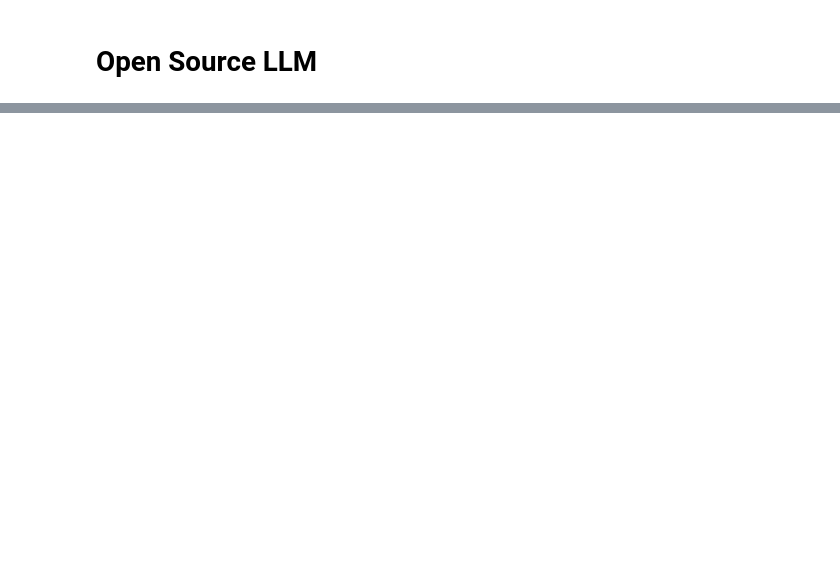
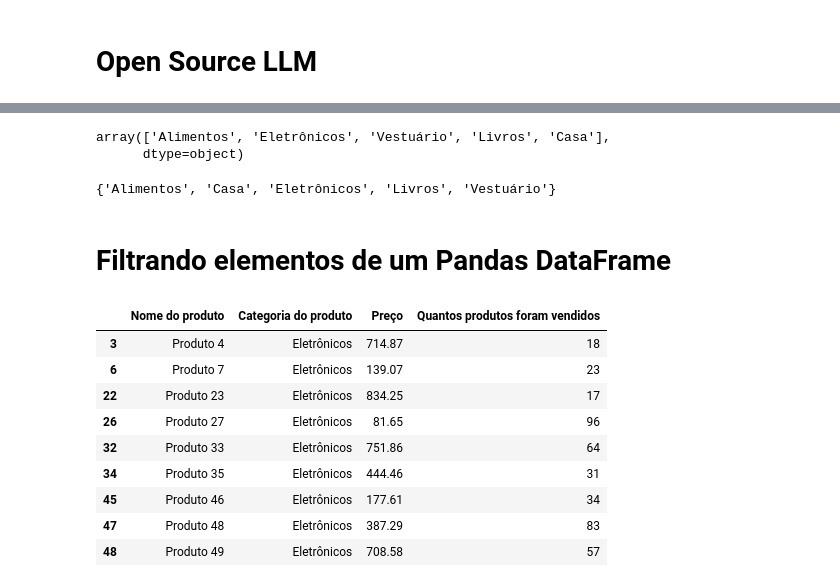
Before and after one commit to mateus-bombassaro/python-ai-colab, a Jupyter notebook: Aula_1_Python.ipynb, the cells around one changed output, grey strips where cells are left out. Cells and saved outputs as stored; diff of their text form; code cells hidden in the pictures; blank space fills up the shorter version.

```diff
--- a/Aula_1_Python.ipynb
+++ b/Aula_1_Python.ipynb
@@ -212,0 +362,24 @@ for chunk in completion:
+# %%
+df_produtos["Categoria do produto"].unique()
+# %% [output]
+array(['Alimentos', 'Eletrônicos', 'Vestuário', 'Livros', 'Casa'],
+      dtype=object)
+# %%
+set(df_produtos["Categoria do produto"])
+# %% [output]
+{'Alimentos', 'Casa', 'Eletrônicos', 'Livros', 'Vestuário'}
+# %% [markdown]
+# Filtrando elementos de um Pandas DataFrame
+# %%
+df_produtos[df_produtos["Categoria do produto"] == "Eletrônicos"]
+# %% [output]
+|  | Nome do produto | Categoria do produto | Preço | Quantos produtos foram vendidos |
+| 3 | Produto 4 | Eletrônicos | 714.87 | 18 |
+| 6 | Produto 7 | Eletrônicos | 139.07 | 23 |
+| 22 | Produto 23 | Eletrônicos | 834.25 | 17 |
+| 26 | Produto 27 | Eletrônicos | 81.65 | 96 |
+| 32 | Produto 33 | Eletrônicos | 751.86 | 64 |
+| 34 | Produto 35 | Eletrônicos | 444.46 | 31 |
+| 45 | Produto 46 | Eletrônicos | 177.61 | 34 |
+| 47 | Produto 48 | Eletrônicos | 387.29 | 83 |
+| 48 | Produto 49 | Eletrônicos | 708.58 | 57 |
```
Also changed, not shown: parts of 29 cells of this notebook.
